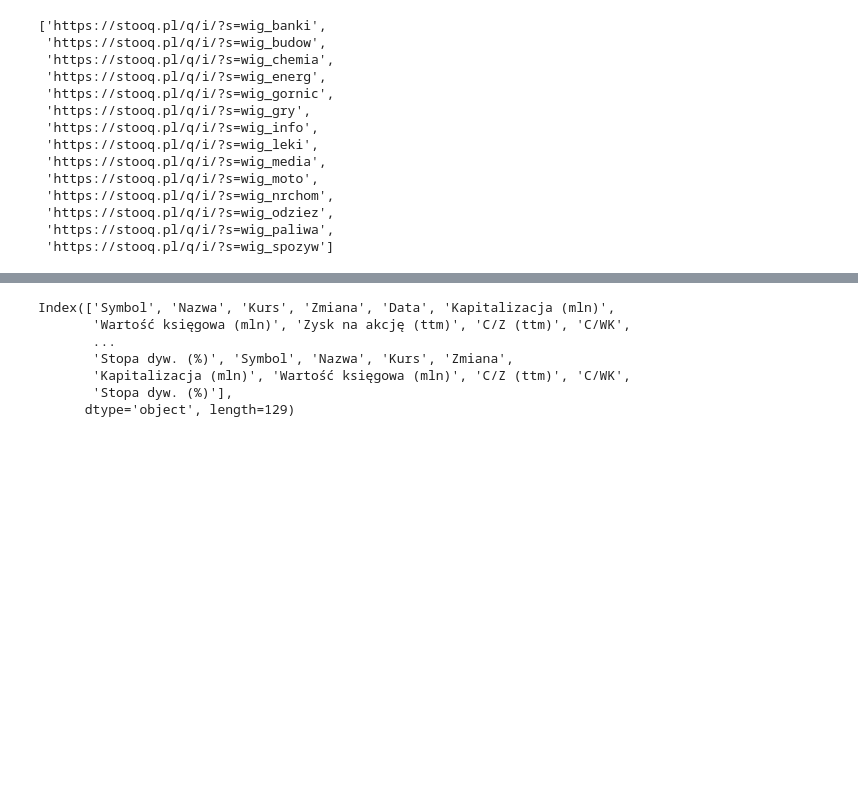
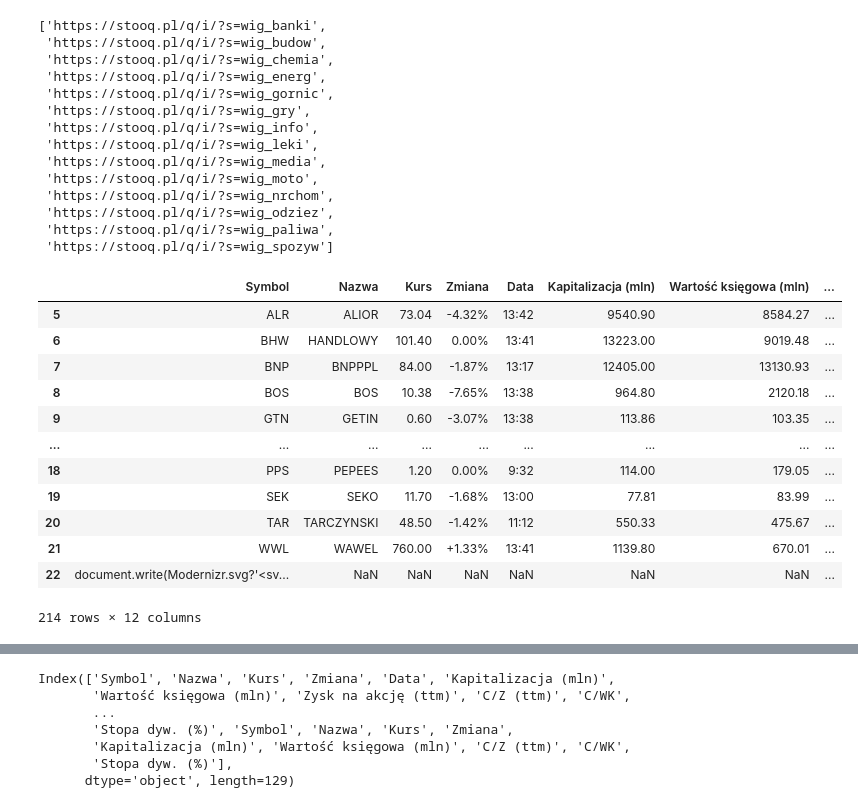
Before and after one commit to efemeryczny/network_analysis_wig, a Jupyter notebook: stooq_tickers_webscrape.ipynb, the cells around one changed output, grey strips where cells are left out. Cells and saved outputs as stored; diff of their text form; code cells hidden in the pictures; blank space fills up the shorter version.

```diff
--- a/stooq_tickers_webscrape.ipynb
+++ b/stooq_tickers_webscrape.ipynb
@@ -189,4 +189,32 @@ SECTORS_TICKERS
  'https://stooq.pl/q/i/?s=wig_odziez',
  'https://stooq.pl/q/i/?s=wig_paliwa',
  'https://stooq.pl/q/i/?s=wig_spozyw']
+# %%
+wig_table_sectors = []
+for i, url in enumerate(SECTORS_TICKERS):
+  tables_sectors = pd.read_html(url)[1]
+  tables_sectors.columns = tables_sectors.columns.droplevel(0)
+  tables_sectors.reset_index(drop=True, inplace = True)
+  table_sectors = tables_sectors.copy()
+  sector_name = SEKTORY[i] #wig_banki
+  table_sectors.loc[:, 'sectors'] = sector_name  #table['company'] = ticker
+  wig_table_sectors.append(table_sectors)
+# %%
+wig_table_sectors_together = pd.concat(wig_table_sectors)
+wig_table_sectors_together = wig_table_sectors_together.dropna(subset=['Symbol'])
+wig_table_sectors_together
+# %% [output]
+|  | Symbol | Nazwa | Kurs | Zmiana | Data | Kapitalizacja (mln) | Wartość księgowa (mln) | ... |
+| 5 | ALR | ALIOR | 73.04 | -4.32% | 13:42 | 9540.90 | 8584.27 | ... |
+| 6 | BHW | HANDLOWY | 101.40 | 0.00% | 13:41 | 13223.00 | 9019.48 | ... |
+| 7 | BNP | BNPPPL | 84.00 | -1.87% | 13:17 | 12405.00 | 13130.93 | ... |
+| 8 | BOS | BOS | 10.38 | -7.65% | 13:38 | 964.80 | 2120.18 | ... |
+| 9 | GTN | GETIN | 0.60 | -3.07% | 13:38 | 113.86 | 103.35 | ... |
+| ... | ... | ... | ... | ... | ... | ... | ... | ... |
+| 18 | PPS | PEPEES | 1.20 | 0.00% | 9:32 | 114.00 | 179.05 | ... |
+| 19 | SEK | SEKO | 11.70 | -1.68% | 13:00 | 77.81 | 83.99 | ... |
+| 20 | TAR | TARCZYNSKI | 48.50 | -1.42% | 11:12 | 550.33 | 475.67 | ... |
+| 21 | WWL | WAWEL | 760.00 | +1.33% | 13:41 | 1139.80 | 670.01 | ... |
+| 22 | document.write(Modernizr.svg?'<sv... | NaN | NaN | NaN | NaN | NaN | NaN | ... |
+214 rows × 12 columns
 # %%
```
Also changed, not shown: parts of 3 cells of this notebook.
